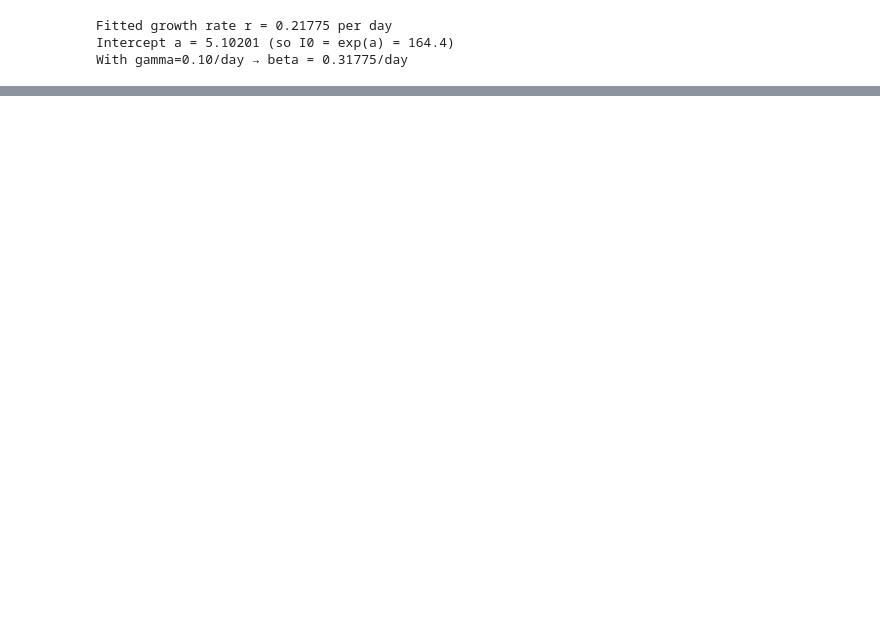
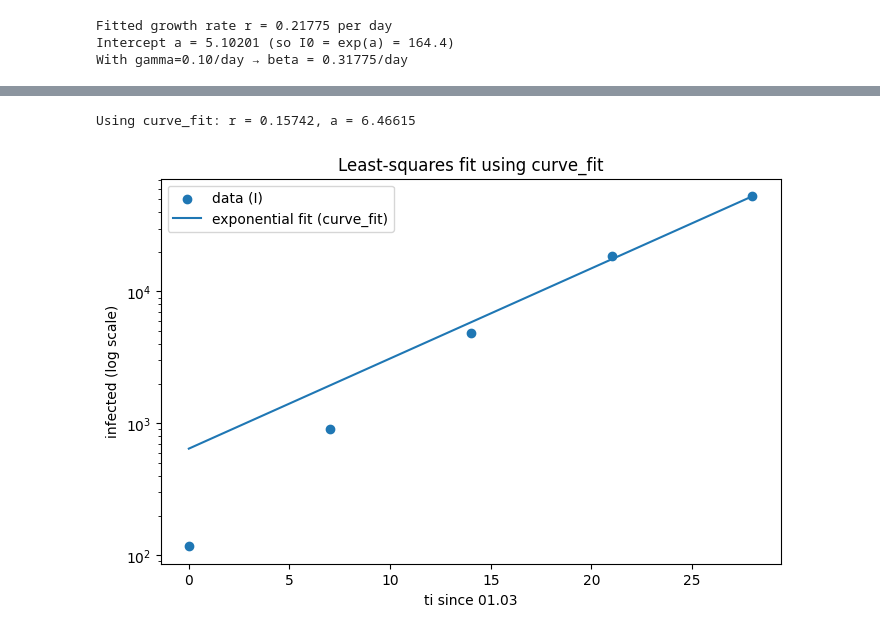
Before and after one commit to mohdkashifansari/Optimisation_and_Numerical_Analysis_Techniques, a Jupyter notebook: ADE/Tut2.ipynb, the cells around one changed output, grey strips where cells are left out. Cells and saved outputs as stored; diff of their text form; code cells hidden in the pictures; blank space fills up the shorter version.

```diff
--- a/ADE/Tut2.ipynb
+++ b/ADE/Tut2.ipynb
@@ -39,0 +60,22 @@ plt.show()
+# %%
+# fit some other model
+from scipy.optimize import curve_fit
+def model(t, a, r):
+    return np.exp(a + r * t)
+params, covariance = curve_fit(model, ti, I, p0=(a, r))
+a_fit, r_fit = params
+print(f"Using curve_fit: r = {r_fit:.5f}, a = {a_fit:.5f}")
+
+I_fit2 = model(ti, a_fit, r_fit)
+plt.figure(figsize=(8,5))
+plt.scatter(ti, I, label="data (I)", zorder=3)
+plt.plot(ti, I_fit2, label="exponential fit (curve_fit)", zorder=2)
+plt.yscale('log')
+plt.xlabel("ti since 01.03")
+plt.ylabel("infected (log scale)")
+plt.title("Least-squares fit using curve_fit")
+plt.legend()
+plt.show()
+# %% [output]
+Using curve_fit: r = 0.15742, a = 6.46615
+[figure, added]
```
Also changed, not shown: parts of 5 cells of this notebook.
